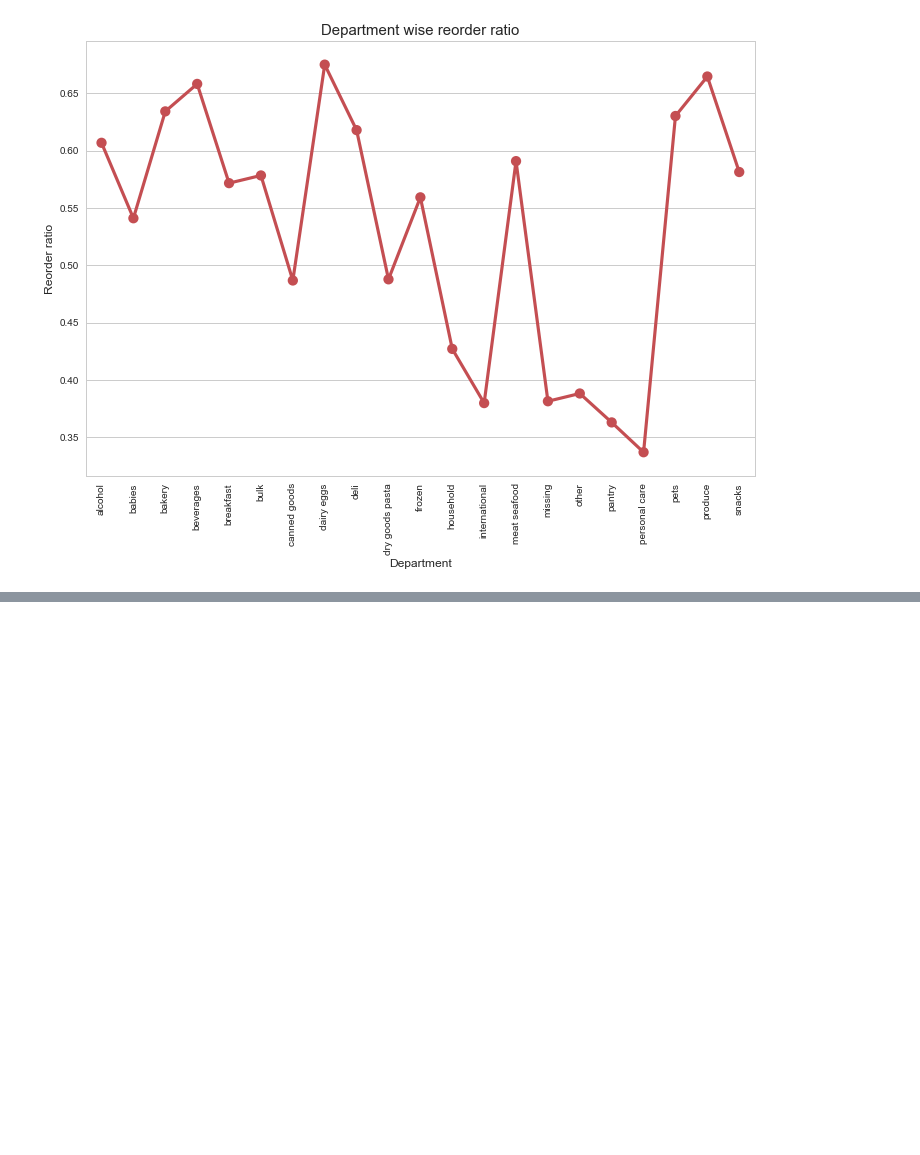
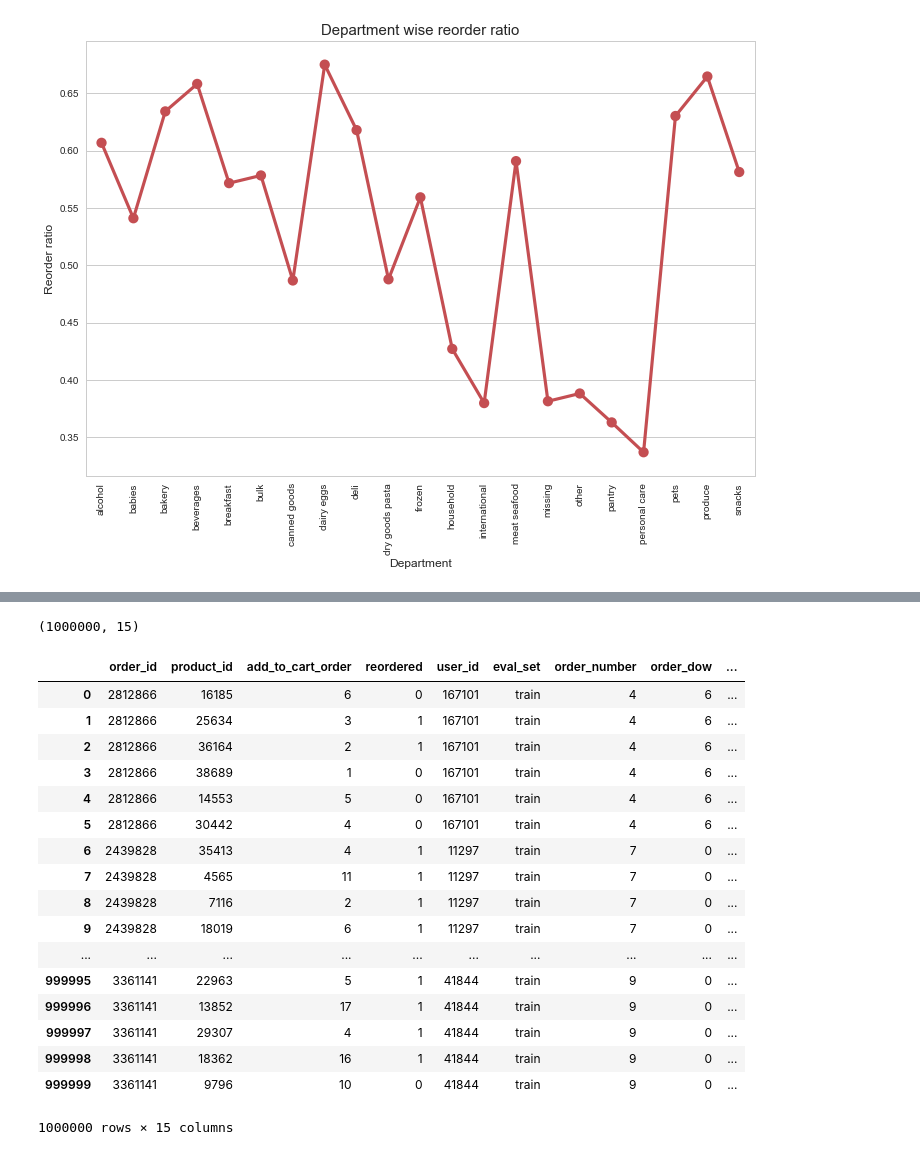
Before and after one commit to code-sonya/instacart, a Jupyter notebook: instacart_20170716_solyeong.ipynb, the cells around one changed output, grey strips where cells are left out. Cells and saved outputs as stored; diff of their text form; code cells hidden in the pictures; blank space fills up the shorter version.

```diff
--- a/instacart_20170716_solyeong.ipynb
+++ b/instacart_20170716_solyeong.ipynb
@@ -329,0 +350,5 @@ plt.show()
+# %%
+merge_train_ds['product_name'] = merge_train_ds['product_name'].str.strip()
+merge_train_ds.dropna(axis=0, subset=['order_id'], inplace=True)
+merge_train_ds['order_id'] = merge_train_ds['order_id'].astype('str')
+merge_train_ds = merge_train_ds[~merge_train_ds['order_id'].str.contains('C')]
@@ -329,0 +357,25 @@ plt.show()
+# %%
+merge_train_ds.shape
+# %% [output]
+(1000000, 15)
+# %%
+merge_train_ds
+# %% [output]
+|  | order_id | product_id | add_to_cart_order | reordered | user_id | eval_set | order_number | order_dow | ... |
+| 0 | 2812866 | 16185 | 6 | 0 | 167101 | train | 4 | 6 | ... |
+| 1 | 2812866 | 25634 | 3 | 1 | 167101 | train | 4 | 6 | ... |
+| 2 | 2812866 | 36164 | 2 | 1 | 167101 | train | 4 | 6 | ... |
+| 3 | 2812866 | 38689 | 1 | 0 | 167101 | train | 4 | 6 | ... |
+| 4 | 2812866 | 14553 | 5 | 0 | 167101 | train | 4 | 6 | ... |
+| 5 | 2812866 | 30442 | 4 | 0 | 167101 | train | 4 | 6 | ... |
+| 6 | 2439828 | 35413 | 4 | 1 | 11297 | train | 7 | 0 | ... |
+| 7 | 2439828 | 4565 | 11 | 1 | 11297 | train | 7 | 0 | ... |
+| 8 | 2439828 | 7116 | 2 | 1 | 11297 | train | 7 | 0 | ... |
+| 9 | 2439828 | 18019 | 6 | 1 | 11297 | train | 7 | 0 | ... |
+| ... | ... | ... | ... | ... | ... | ... | ... | ... | ... |
+| 999995 | 3361141 | 22963 | 5 | 1 | 41844 | train | 9 | 0 | ... |
+| 999996 | 3361141 | 13852 | 17 | 1 | 41844 | train | 9 | 0 | ... |
+| 999997 | 3361141 | 29307 | 4 | 1 | 41844 | train | 9 | 0 | ... |
+| 999998 | 3361141 | 18362 | 16 | 1 | 41844 | train | 9 | 0 | ... |
+| 999999 | 3361141 | 9796 | 10 | 0 | 41844 | train | 9 | 0 | ... |
+1000000 rows × 15 columns
```
Also changed, not shown: parts of 22 cells of this notebook.
